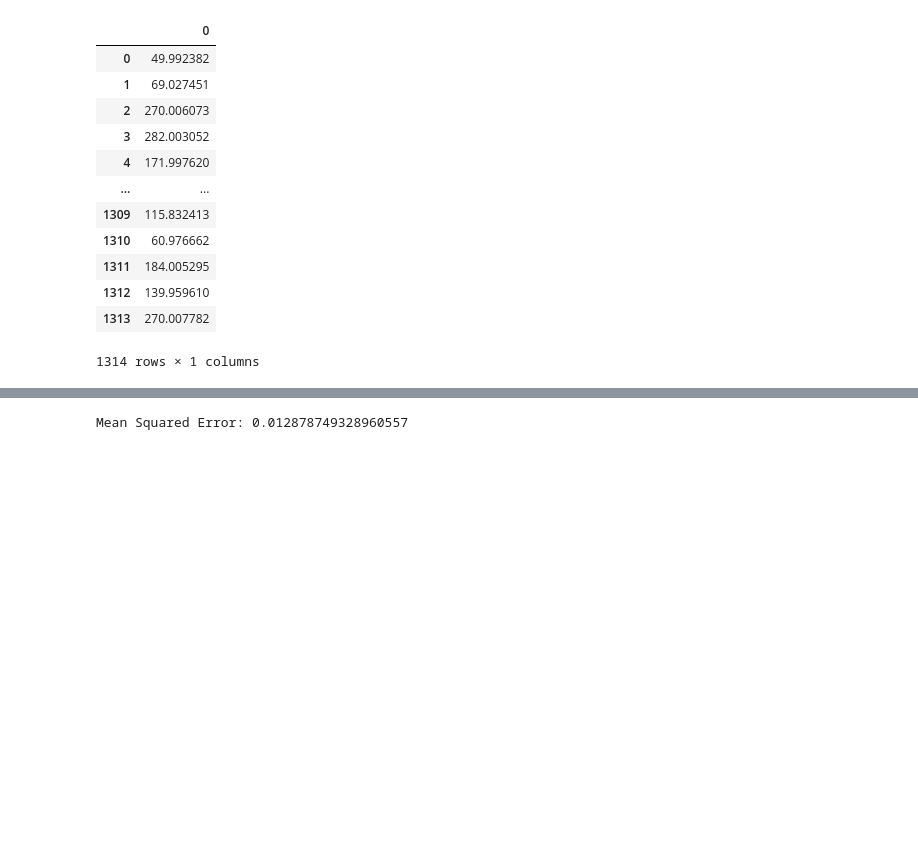
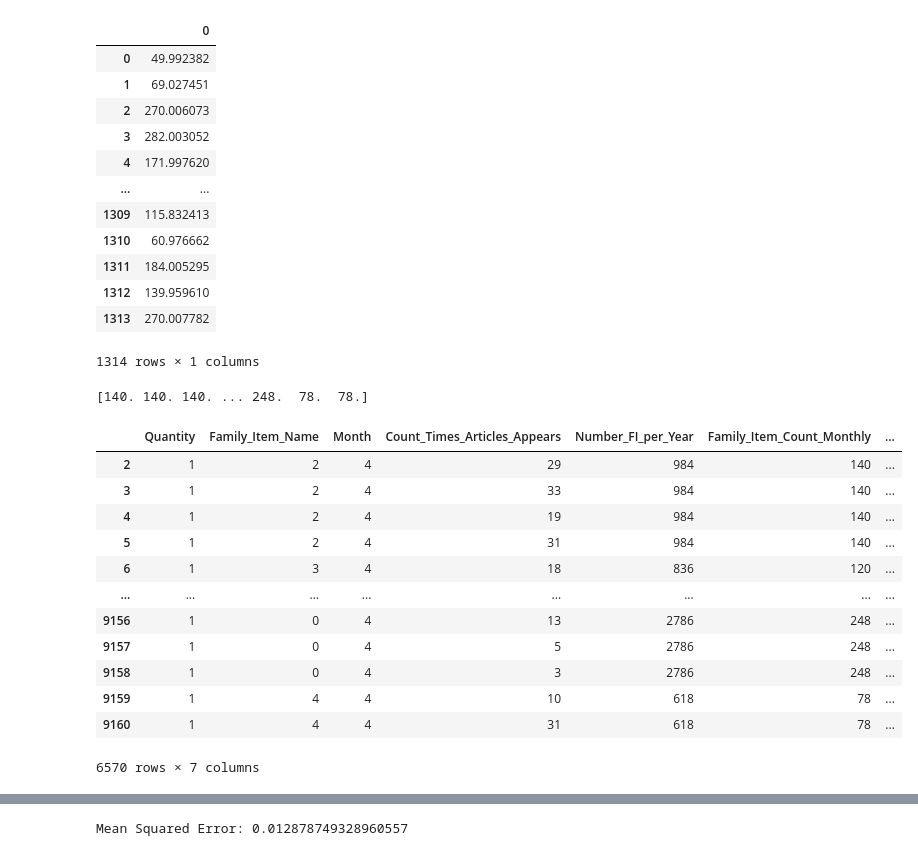
Before and after one commit to Nlasry1996/Nautica-Home, a Jupyter notebook: FamilyItemPred.ipynb, the cells around one changed output, grey strips where cells are left out. Saved outputs shown, nothing was run; the diff lists cells and outputs as text; code cells hidden in the pictures; blank space fills up the shorter version.

```diff
--- a/FamilyItemPred.ipynb
+++ b/FamilyItemPred.ipynb
@@ -261,3 +261,23 @@ df_predictions
 | 1312 | 139.959610 |
 | 1313 | 270.007782 |
 1314 rows × 1 columns
+# %%
+all_pred=model.predict(X).round()
+print(all_pred)
+df.insert(loc=6,column='Predictions_FI',value=all_pred)
+df
+# %% [output]
+[140. 140. 140. ... 248.  78.  78.]
+|  | Quantity | Family_Item_Name | Month | Count_Times_Articles_Appears | Number_FI_per_Year | Family_Item_Count_Monthly | ... |
+| 2 | 1 | 2 | 4 | 29 | 984 | 140 | ... |
+| 3 | 1 | 2 | 4 | 33 | 984 | 140 | ... |
+| 4 | 1 | 2 | 4 | 19 | 984 | 140 | ... |
+| 5 | 1 | 2 | 4 | 31 | 984 | 140 | ... |
+| 6 | 1 | 3 | 4 | 18 | 836 | 120 | ... |
+| ... | ... | ... | ... | ... | ... | ... | ... |
+| 9156 | 1 | 0 | 4 | 13 | 2786 | 248 | ... |
+| 9157 | 1 | 0 | 4 | 5 | 2786 | 248 | ... |
+| 9158 | 1 | 0 | 4 | 3 | 2786 | 248 | ... |
+| 9159 | 1 | 4 | 4 | 10 | 618 | 78 | ... |
+| 9160 | 1 | 4 | 4 | 31 | 618 | 78 | ... |
+6570 rows × 7 columns
```
Also changed, not shown: parts of 2 cells of this notebook.
